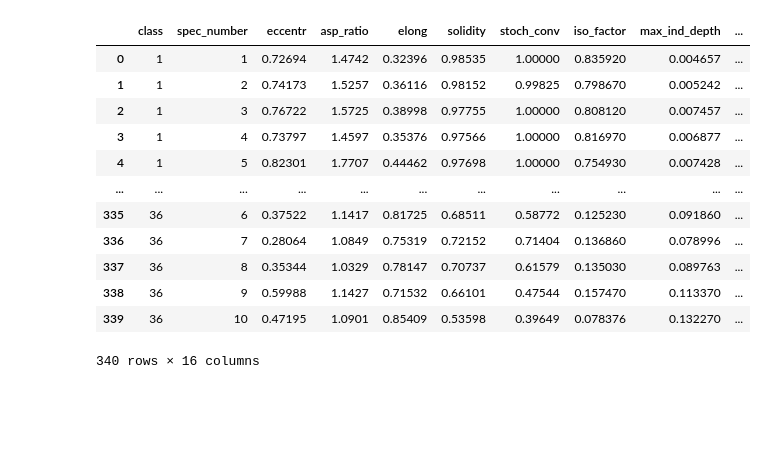
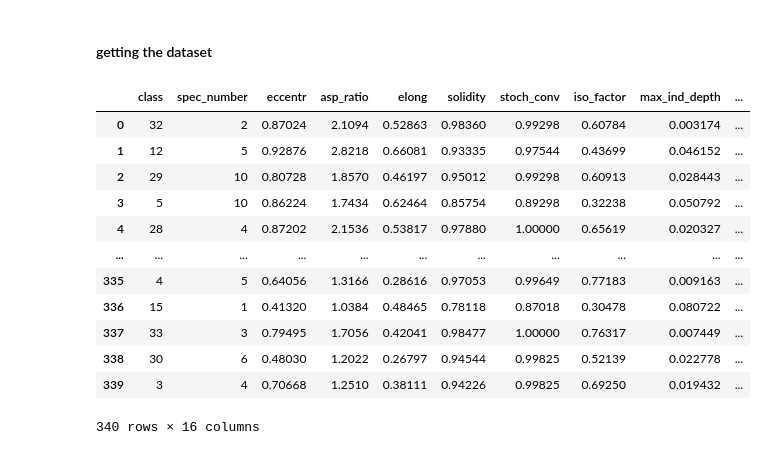
Before and after one commit to pettepiero/proglie, a Jupyter notebook: tree.ipynb, the cells around one changed output. Saved outputs shown, nothing was run; the diff lists cells and outputs as text; code cells hidden in the pictures; blank space fills up the shorter version.

```diff
--- a/tree.ipynb
+++ b/tree.ipynb
@@ -6,19 +9,27 @@ from matplotlib import pyplot as plt
+# %% [markdown]
+#### getting the dataset
 # %%
 labels = ['class', 'spec_number', 'eccentr', 'asp_ratio', 'elong', 'solidity', 'stoch_conv', 'iso_factor', 'max_ind_depth', 'lobedness', 'av_intensity', 'av_contr', 'smooth', 'third_mom', 'unif', 'entropy']
 
+# note that the path is relative not absolute
 df = pd.read_csv(r'./leaf/leaf.csv', header = None, names = labels)
+
+# shuffling the dataframe
+df = df.sample(frac=1).reset_index()
+df = df.iloc[:, 1:17]   # needed to eliminate the old indexes column
+
 display(df)
 # %% [output]
 |  | class | spec_number | eccentr | asp_ratio | elong | solidity | stoch_conv | iso_factor | max_ind_depth | ... |
-| 0 | 1 | 1 | 0.72694 | 1.4742 | 0.32396 | 0.98535 | 1.00000 | 0.835920 | 0.004657 | ... |
-| 1 | 1 | 2 | 0.74173 | 1.5257 | 0.36116 | 0.98152 | 0.99825 | 0.798670 | 0.005242 | ... |
-| 2 | 1 | 3 | 0.76722 | 1.5725 | 0.38998 | 0.97755 | 1.00000 | 0.808120 | 0.007457 | ... |
-| 3 | 1 | 4 | 0.73797 | 1.4597 | 0.35376 | 0.97566 | 1.00000 | 0.816970 | 0.006877 | ... |
-| 4 | 1 | 5 | 0.82301 | 1.7707 | 0.44462 | 0.97698 | 1.00000 | 0.754930 | 0.007428 | ... |
+| 0 | 32 | 2 | 0.87024 | 2.1094 | 0.52863 | 0.98360 | 0.99298 | 0.60784 | 0.003174 | ... |
+| 1 | 12 | 5 | 0.92876 | 2.8218 | 0.66081 | 0.93335 | 0.97544 | 0.43699 | 0.046152 | ... |
+| 2 | 29 | 10 | 0.80728 | 1.8570 | 0.46197 | 0.95012 | 0.99298 | 0.60913 | 0.028443 | ... |
+| 3 | 5 | 10 | 0.86224 | 1.7434 | 0.62464 | 0.85754 | 0.89298 | 0.32238 | 0.050792 | ... |
+| 4 | 28 | 4 | 0.87202 | 2.1536 | 0.53817 | 0.97880 | 1.00000 | 0.65619 | 0.020327 | ... |
 | ... | ... | ... | ... | ... | ... | ... | ... | ... | ... | ... |
-| 335 | 36 | 6 | 0.37522 | 1.1417 | 0.81725 | 0.68511 | 0.58772 | 0.125230 | 0.091860 | ... |
-| 336 | 36 | 7 | 0.28064 | 1.0849 | 0.75319 | 0.72152 | 0.71404 | 0.136860 | 0.078996 | ... |
-| 337 | 36 | 8 | 0.35344 | 1.0329 | 0.78147 | 0.70737 | 0.61579 | 0.135030 | 0.089763 | ... |
-| 338 | 36 | 9 | 0.59988 | 1.1427 | 0.71532 | 0.66101 | 0.47544 | 0.157470 | 0.113370 | ... |
-| 339 | 36 | 10 | 0.47195 | 1.0901 | 0.85409 | 0.53598 | 0.39649 | 0.078376 | 0.132270 | ... |
+| 335 | 4 | 5 | 0.64056 | 1.3166 | 0.28616 | 0.97053 | 0.99649 | 0.77183 | 0.009163 | ... |
+| 336 | 15 | 1 | 0.41320 | 1.0384 | 0.48465 | 0.78118 | 0.87018 | 0.30478 | 0.080722 | ... |
+| 337 | 33 | 3 | 0.79495 | 1.7056 | 0.42041 | 0.98477 | 1.00000 | 0.76317 | 0.007449 | ... |
+| 338 | 30 | 6 | 0.48030 | 1.2022 | 0.26797 | 0.94544 | 0.99825 | 0.52139 | 0.022778 | ... |
+| 339 | 3 | 4 | 0.70668 | 1.2510 | 0.38111 | 0.94226 | 0.99825 | 0.69250 | 0.019432 | ... |
 340 rows × 16 columns
```
Also changed, not shown: parts of 13 cells of this notebook, 2 other files.
